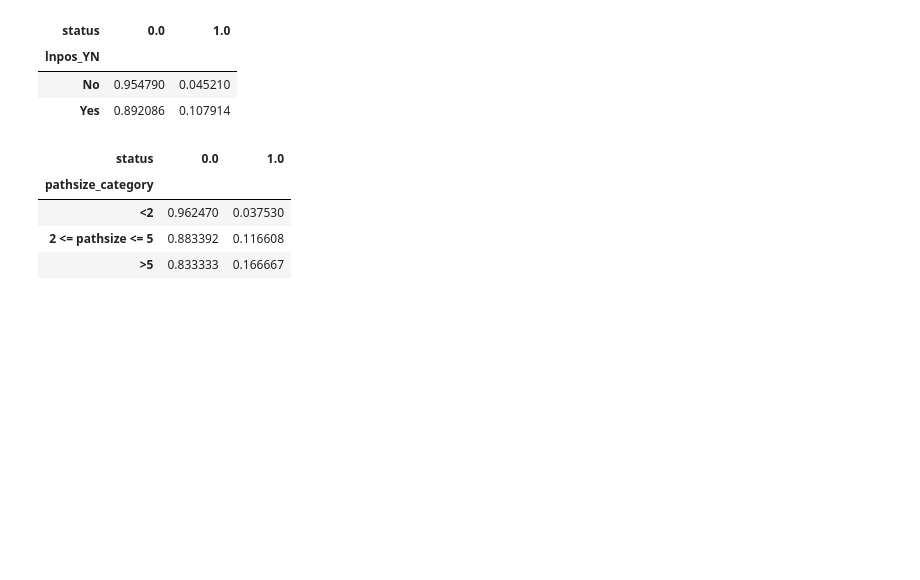
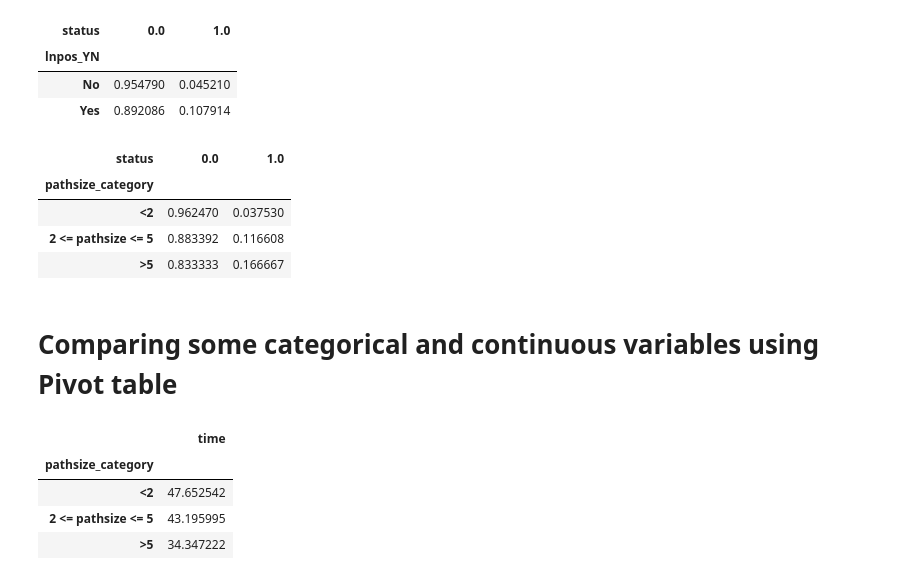
Before and after one commit to Sara9595/Kaggle, a Jupyter notebook: descriptive-statistics-on-breast-cancer-data.ipynb, the cells around one changed output. Saved outputs shown, nothing was run; the diff lists cells and outputs as text; code cells hidden in the pictures; blank space fills up the shorter version.

```diff
--- a/descriptive-statistics-on-breast-cancer-data.ipynb
+++ b/descriptive-statistics-on-breast-cancer-data.ipynb
@@ -417,3 +410,18 @@ cross_tab
 | <2 | 0.962470 | 0.037530 |
 | 2 <= pathsize <= 5 | 0.883392 | 0.116608 |
 | >5 | 0.833333 | 0.166667 |
+# %% [markdown]
+# Comparing some categorical and continuous variables using Pivot table
+# %%
+# Create a pivot table that calculates the mean of 'time' for each category in 'pathsize_category'
+pivot_table = df.pivot_table(values='time', index='pathsize_category', aggfunc='mean')
+#index => categorical
+#value => continous
+# Print the pivot table
+pivot_table
+# %% [output]
+|  | time |
+| pathsize_category |  |
+| <2 | 47.652542 |
+| 2 <= pathsize <= 5 | 43.195995 |
+| >5 | 34.347222 |
```
Also changed, not shown: parts of 3 cells of this notebook.
